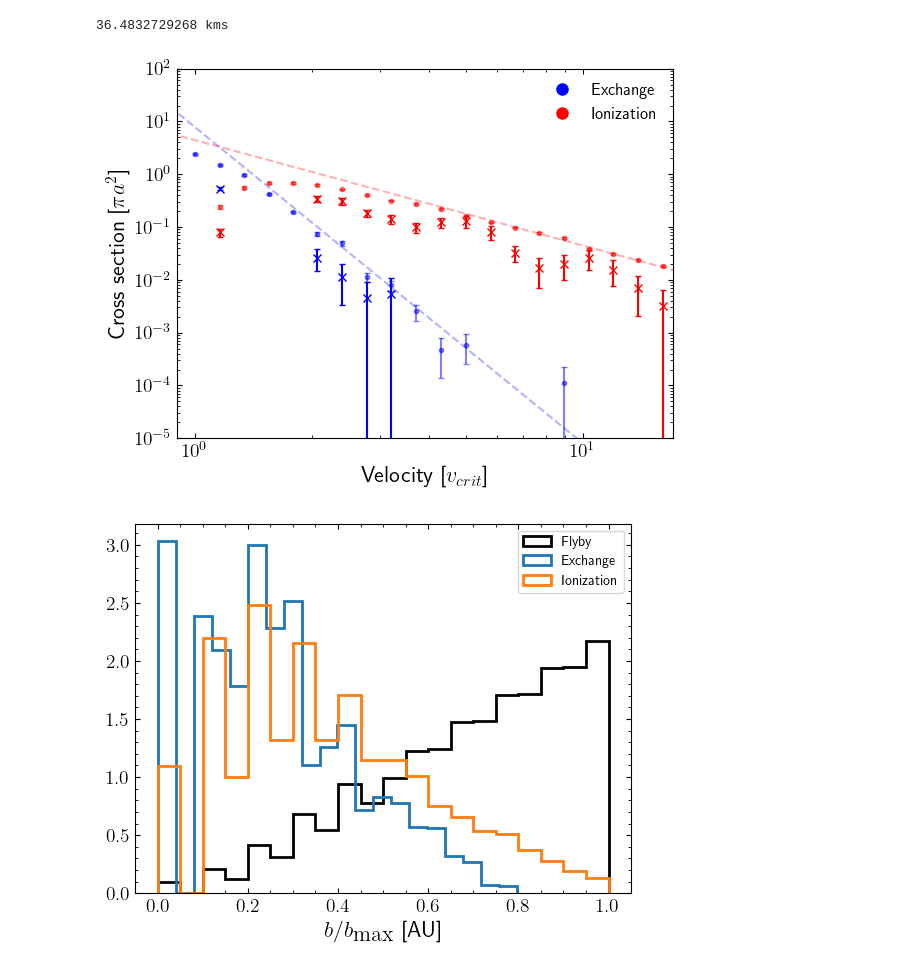
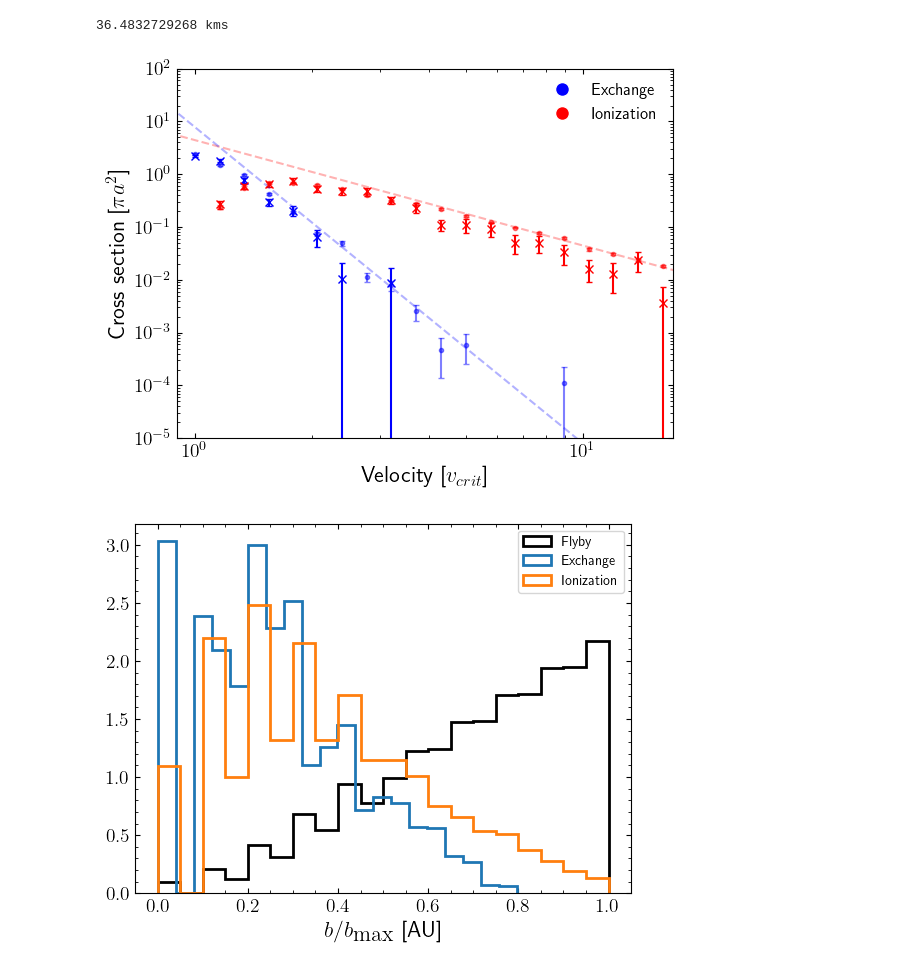
Before and after one commit to YannickBadoux/MRP, a Jupyter notebook: cross_section_analysis.ipynb, the cells around one changed output. Saved outputs shown, nothing was run; the diff lists cells and outputs as text; code cells hidden in the pictures.

```diff
--- a/cross_section_analysis.ipynb
+++ b/cross_section_analysis.ipynb
@@ -29,0 +36,11 @@ mpl.rcParams['text.usetex'] = True
+# %%
+results = np.load('/home/ybadoux/Documents/MRP/acs_spm_test/results_semi-major_1.0 au.npy')
+plt.hist(results['end_time'], bins=100)
+plt.semilogy()
+plt.show()
+
+plt.scatter(results['b'], results['end_time'], s=1)
+plt.xlabel('Impact parameter [au]')
+plt.ylabel('End time [yr]')
+plt.semilogy()
+plt.show()
@@ -29,0 +50,7 @@ mpl.rcParams['text.usetex'] = True
+# %%
+plt.figure()
+for i in range(3):
+    plt.hist(results['b'][results['state'] == i], bins=30, label=f'State {i}', histtype='step')
+# plt.semilogy()
+plt.legend()
+plt.show()
@@ -74,7 +103,8 @@ for file in files:
         if i != 0:
             plt.errorbar(float(v), cross_section.value_in(units.AU**2),yerr=error.value_in(units.AU**2), c=clr[i], fmt='.', capsize=2, alpha=0.5)
 
-files = glob.glob('/home/ybadoux/Documents/MRP/acs_100/*.npy')
+# files = glob.glob('/home/ybadoux/Documents/MRP/acs_100/*.npy')
+files = glob.glob('/home/ybadoux/Documents/MRP/acs_test2/*.npy')
 for file in files:
     results = np.load(file)
     v = file.split('_')[-1].split('.npy')[0]
@@ -86,34 +116,35 @@ for file in files:
         N.append(len(results[results['state'] == i]))
         cross_section = b_max**2 * N[i]/N_tot
         error = 1/np.sqrt(N[i]) * cross_section
         if i != 0:
             plt.errorbar(float(v), cross_section.value_in(units.AU**2), yerr=error.value_in(units.AU**2), c=clr[i], fmt='x', capsize=2)
 
 
 #plot the analytical approximations
 x = np.logspace(np.log10(0.1), np.log10(20), 100)
 y = 40/9*np.pi*1/x**2
 plt.plot(x, y/np.pi, 'r--', alpha=0.3)
 
 y3 = 640/81*np.pi*1/x**6
 plt.plot(x, y3/np.pi, 'b--', alpha=0.3)
 
 # plt.scatter(2, cross_section_acs.value_in(units.AU**2), c='g', label='ACS test')
 # plt.scatter(1.5, 3.32**2*171/10000, c='g', label='ACS test')
 
 plt.xlabel(r'Velocity [$v_{crit}$]')
 plt.ylabel(r'Cross section [$\pi a^2$]')
 plt.legend(handles=[plt.Line2D([0], [0], marker='o', color='w', label=labels[i], markerfacecolor=clr[i], markersize=10) for i in range(1,3)],
            fontsize=12, frameon=False)
 plt.yscale('log')
 plt.xscale('log')
 # plt.axvline(2.4)
 plt.xlim(0.9,17)
 plt.ylim(1e-5,100)
 plt.savefig('cross_section_equal_masses.png')
+plt.savefig('cross_section_equal_masses.pdf', bbox_inches='tight')
 plt.show()
 # %% [output]
-[figure, old version]
+[figure, new version]
 # %%
 #combine all the results
 all_results = np.load(files[0])
```
Also changed, not shown: parts of 3 cells of this notebook, 13 other files.
